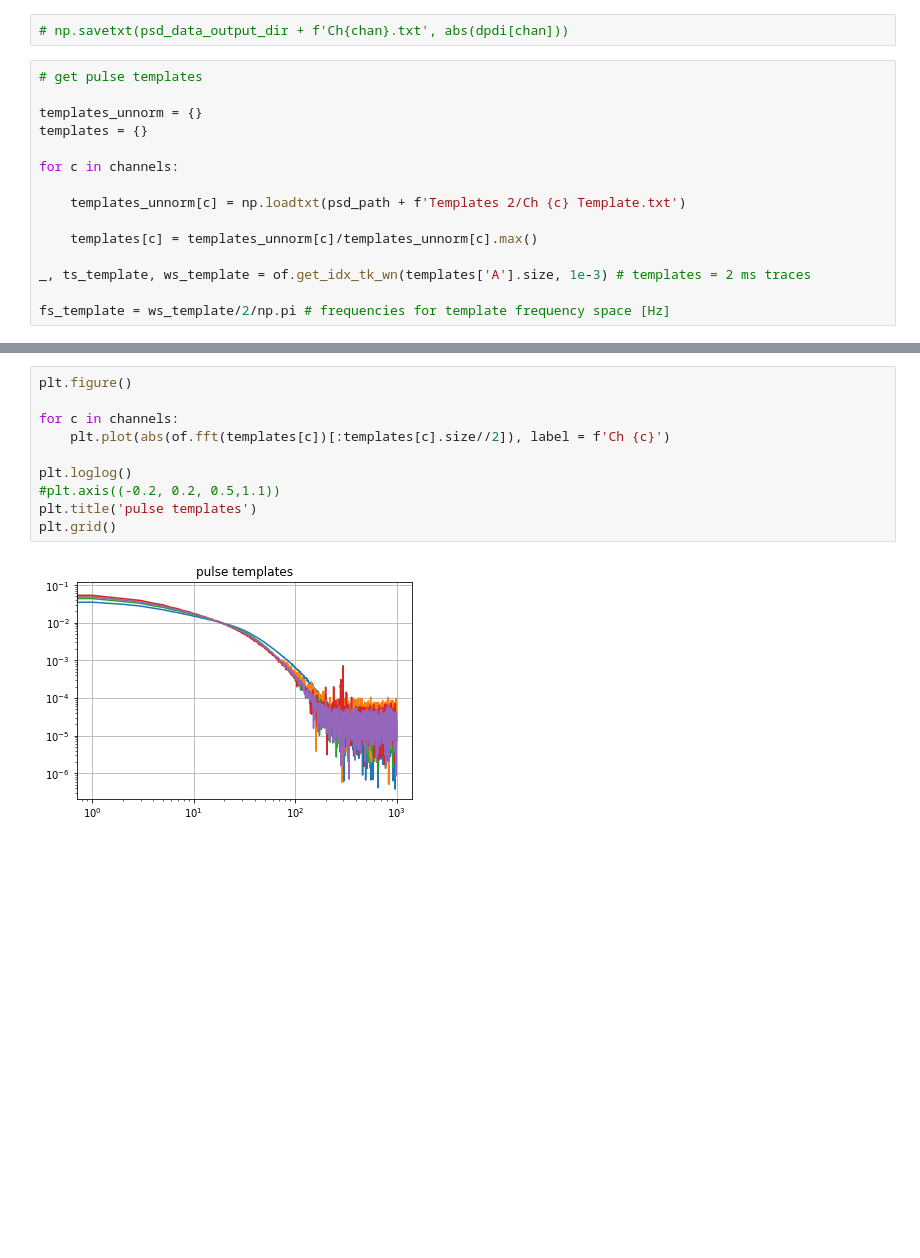
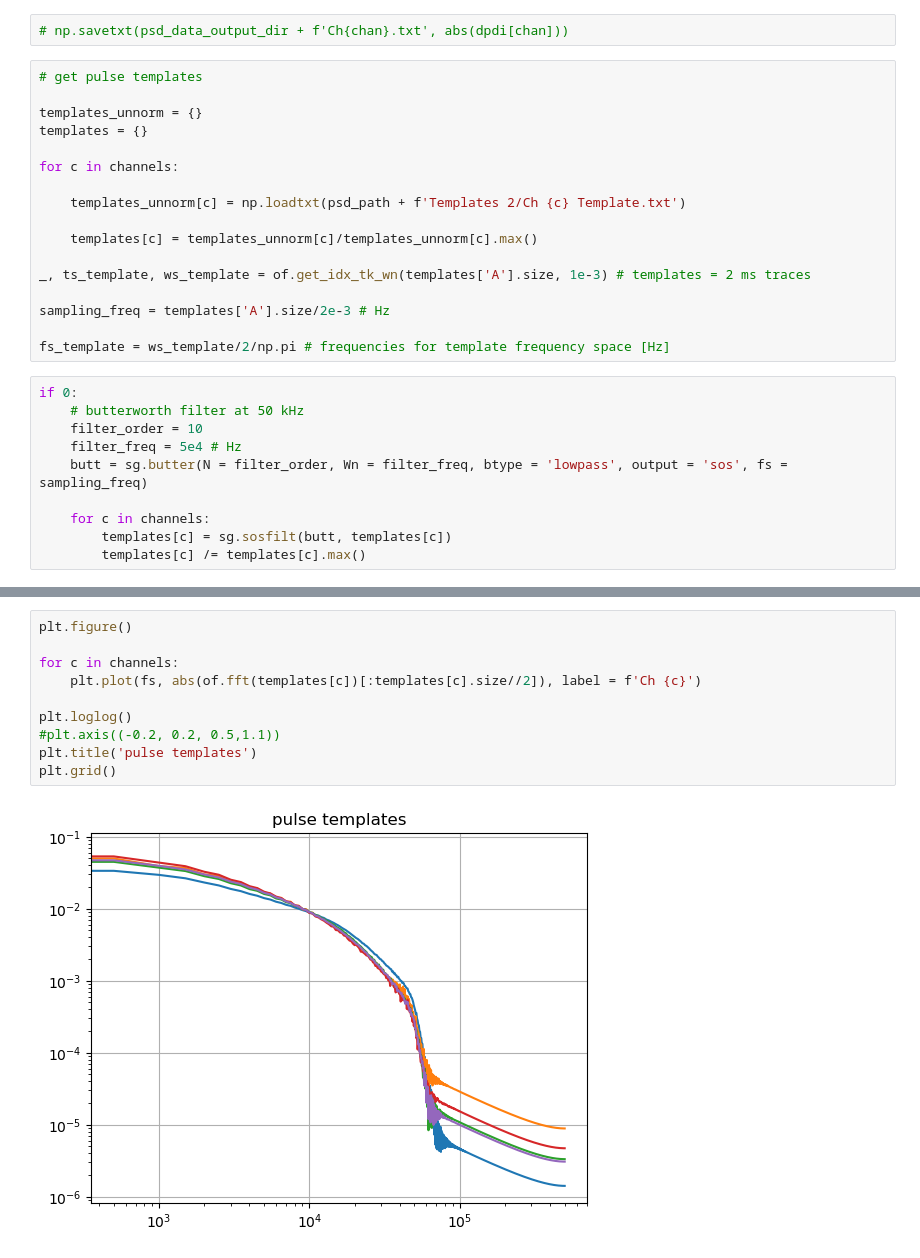
Before and after one commit to tamu-edu/tes_noise, a Jupyter notebook: dPdI.ipynb, the cells around one changed output, grey strips where cells are left out. Cells and saved outputs as stored; diff of their text form; blank space fills up the shorter version.

```diff
--- a/dPdI.ipynb
+++ b/dPdI.ipynb
@@ -158,7 +160,19 @@ for c in channels:
 
 _, ts_template, ws_template = of.get_idx_tk_wn(templates['A'].size, 1e-3) # templates = 2 ms traces
 
+sampling_freq = templates['A'].size/2e-3 # Hz
+
 fs_template = ws_template/2/np.pi # frequencies for template frequency space [Hz]
+# %%
+if 0:
+    # butterworth filter at 50 kHz
+    filter_order = 10
+    filter_freq = 5e4 # Hz
+    butt = sg.butter(N = filter_order, Wn = filter_freq, btype = 'lowpass', output = 'sos', fs = sampling_freq)
+
+    for c in channels:
+        templates[c] = sg.sosfilt(butt, templates[c])
+        templates[c] /= templates[c].max()
 # %%
 plt.figure()
 
@@ -176,15 +190,15 @@ Text(0.5, 0, 'time (ms)')
 # %%
 plt.figure()
 
 for c in channels:
-    plt.plot(abs(of.fft(templates[c])[:templates[c].size//2]), label = f'Ch {c}')
+    plt.plot(fs, abs(of.fft(templates[c])[:templates[c].size//2]), label = f'Ch {c}')
 
 plt.loglog()
 #plt.axis((-0.2, 0.2, 0.5,1.1))
 plt.title('pulse templates')
 plt.grid()
 # %% [output]
-[figure, old version]
+[figure, new version]
 # %%
 # convert templates to frequency domain and convert to power
 pulse_power = {}
```
Also changed, not shown: parts of 11 cells of this notebook, 2 other files.
